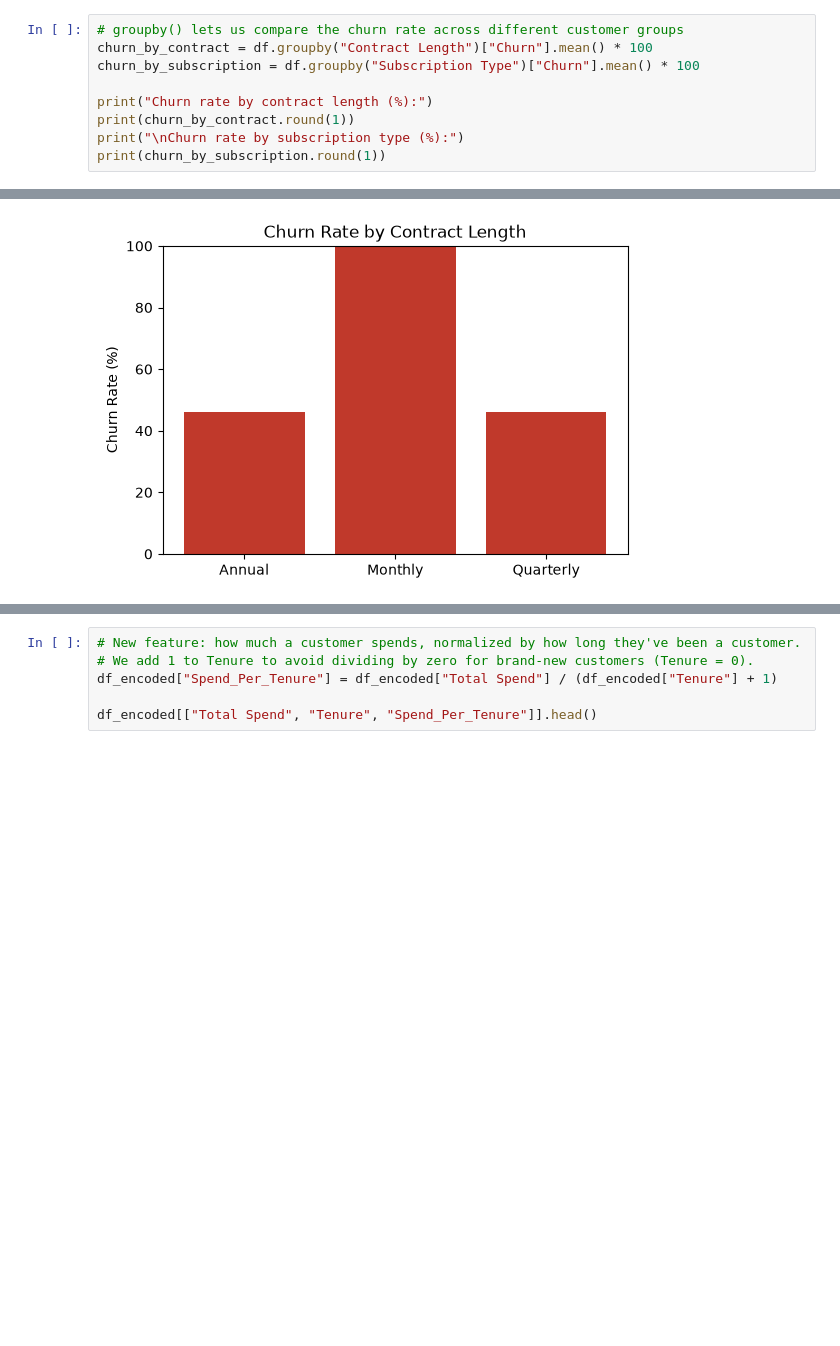
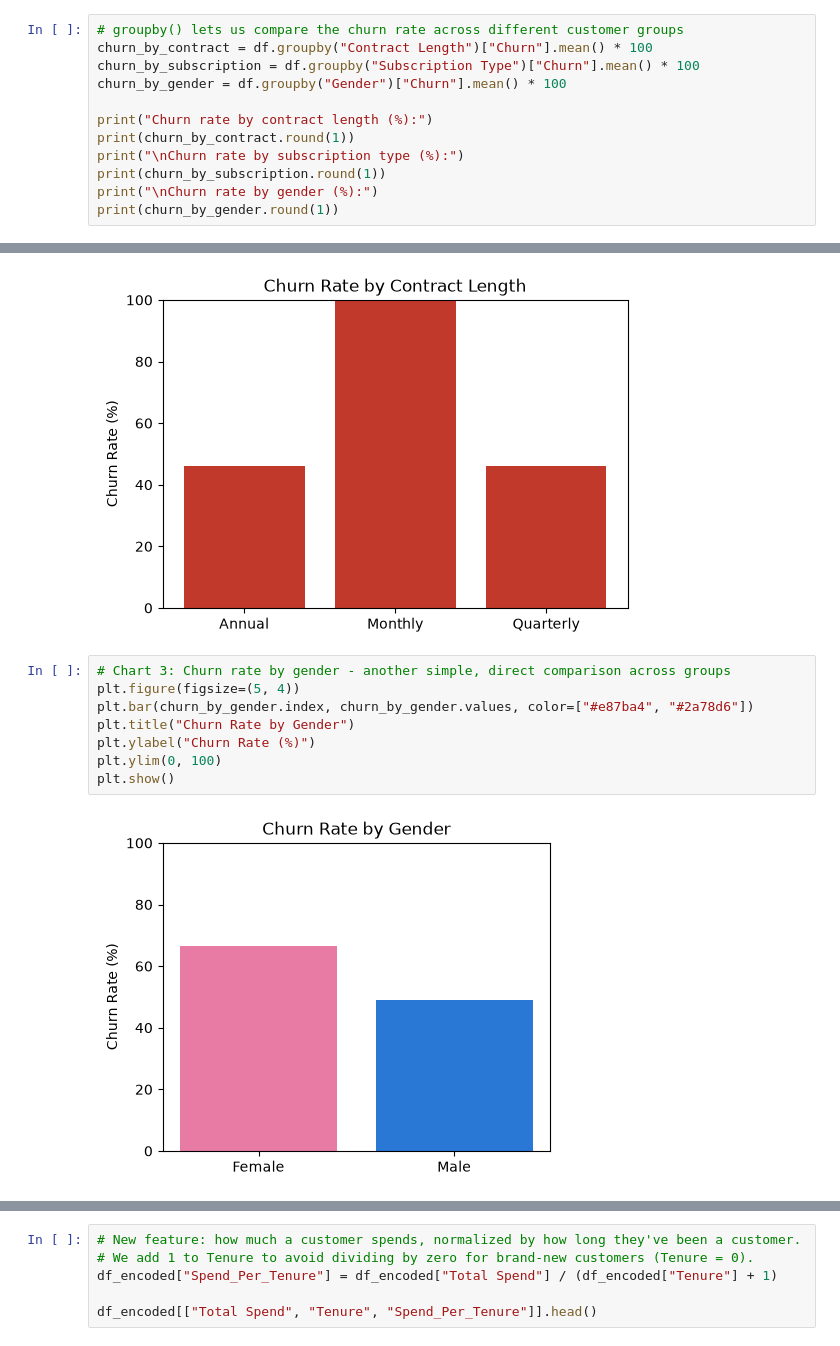
Before and after one commit to amide-init/data-science-course, a Jupyter notebook: projects/customer-churn/notebook.ipynb, the cells around one changed output, grey strips where cells are left out. Saved outputs shown, nothing was run; the diff lists cells and outputs as text; blank space fills up the shorter version.

Commit message:
Refactor data processing steps: add data cleaning function, enhance EDA with gender analysis, and update preprocessing method

```diff
--- a/projects/customer-churn/notebook.ipynb
+++ b/projects/customer-churn/notebook.ipynb
@@ -162,11 +212,14 @@ Name: proportion, dtype: float64
 # groupby() lets us compare the churn rate across different customer groups
 churn_by_contract = df.groupby("Contract Length")["Churn"].mean() * 100
 churn_by_subscription = df.groupby("Subscription Type")["Churn"].mean() * 100
+churn_by_gender = df.groupby("Gender")["Churn"].mean() * 100
 
 print("Churn rate by contract length (%):")
 print(churn_by_contract.round(1))
 print("\nChurn rate by subscription type (%):")
 print(churn_by_subscription.round(1))
+print("\nChurn rate by gender (%):")
+print(churn_by_gender.round(1))
 # %% [output]
 Churn rate by contract length (%):
 Contract Length
@@ -208,4 +285,14 @@ plt.ylim(0, 100)
 plt.show()
 # %% [output]
 [figure]
+# %%
+# Chart 3: Churn rate by gender - another simple, direct comparison across groups
+plt.figure(figsize=(5, 4))
+plt.bar(churn_by_gender.index, churn_by_gender.values, color=["#e87ba4", "#2a78d6"])
+plt.title("Churn Rate by Gender")
+plt.ylabel("Churn Rate (%)")
+plt.ylim(0, 100)
+plt.show()
+# %% [output]
+[figure, added]
 # %%
```
Also changed, not shown: parts of 25 cells of this notebook, 4 other files.
